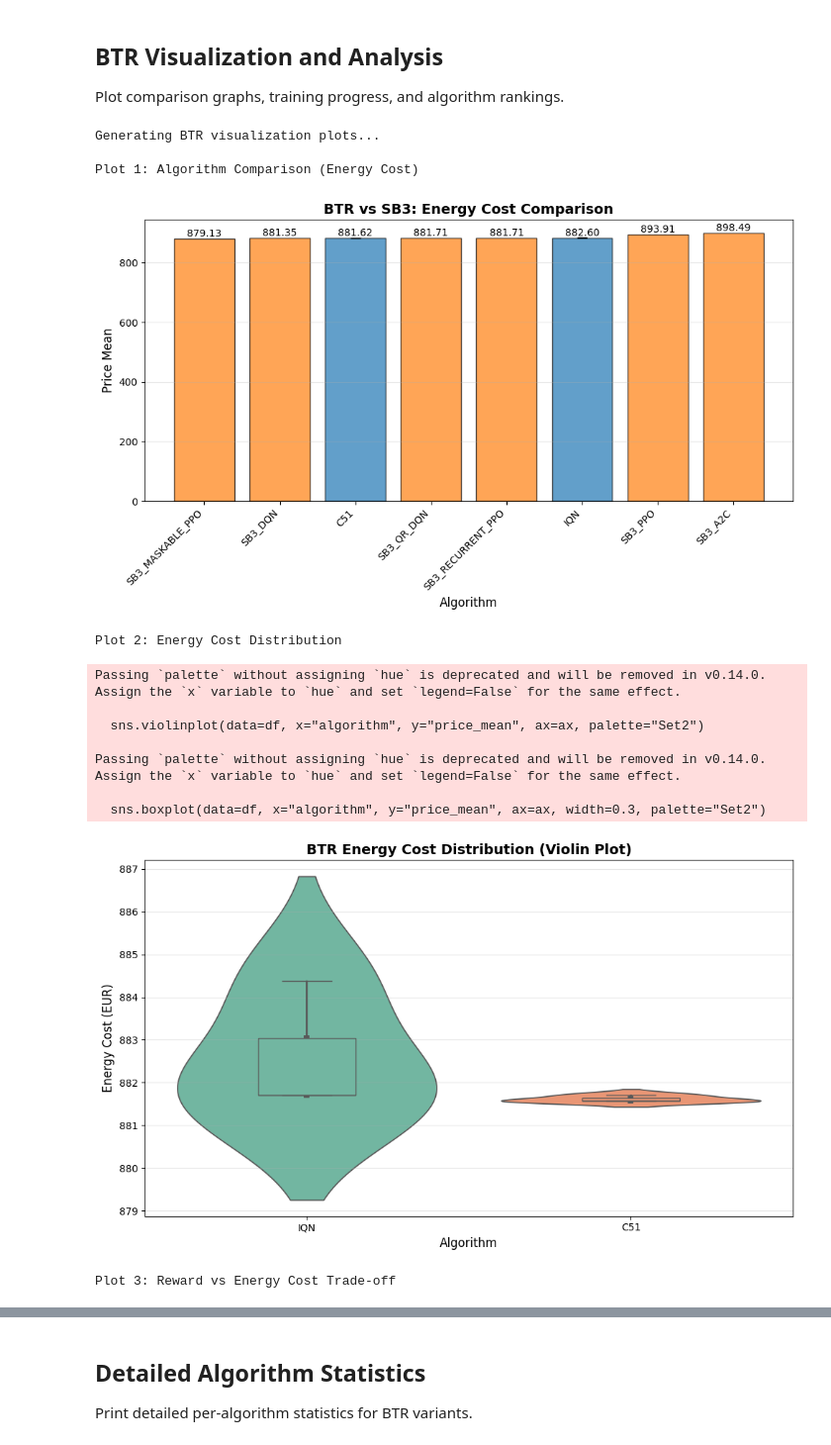
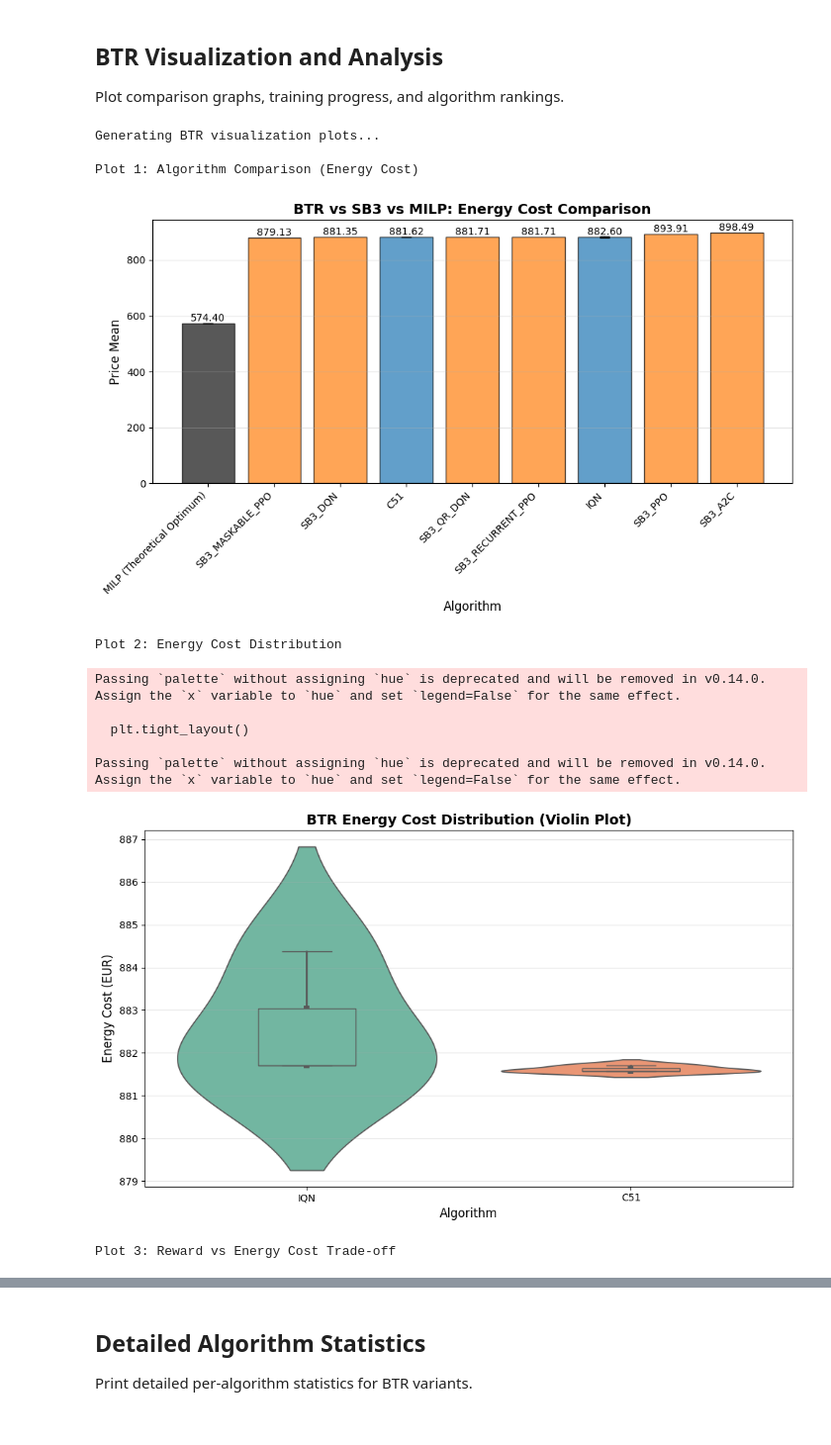
Before and after one commit to laandra/Household-RL, a Jupyter notebook: smart_home_nanogrid_DQN.ipynb, the cells around one changed output, grey strips where cells are left out. Shown at 99% size. Drawn from its saved outputs; the diff is of its cells as text; code cells hidden in the pictures.

Commit message:
Adding MILP benchmark - this is the teoretical optimum that can be reached for the given dataset and environment. It is used to compare the performance of the RL agent against the optimal solution.

```diff
--- a/smart_home_nanogrid_DQN.ipynb
+++ b/smart_home_nanogrid_DQN.ipynb
@@ -1969,10 +1975,6 @@ Bencmark using perfect predictions.
 
 The teoretical optimum that can be reached by other algorithms
 # %%
-import pulp
-import numpy as np
-import pandas as pd
-
 def run_milp_benchmark(env):
     """
     Runs a Mixed-Integer Linear Programming optimization over a given
@@ -2111,7 +2113,13 @@ def run_milp_benchmark(env):
     return df_results
 
 # Example Usage:
-# env = HouseholdEnvironment(dataset=my_dataset, ...)
-# df_milp = run_milp_benchmark(env)
-# print(df_milp.head())
+env = build_dqn_env(
+    dataset=test_data,
+    dataset_norm=test_data_norm,
+    episode_length=len(test_data) - 1,
+    reset_mode="deterministic",
+    observation_mode="compact",
+)
+df_milp = run_milp_benchmark(env)
+print(df_milp.tail())
 # %% [output]
@@ -2431,6 +2458,10 @@ Best agent info saved to: BTR/best_agent/summary.json
 
 Plot comparison graphs, training progress, and algorithm rankings.
 # %%
+import importlib
+import Ploting_Functions as plotting_functions
+importlib.reload(plotting_functions)
+
 # Import plotting functions
 from Ploting_Functions import (
     plot_btr_comparison,
@@ -2445,11 +2476,33 @@ if btr_data is not None and sb3_data is not None:
 
     # 1. Algorithm comparison (within BTR and vs SB3)
     combined = comparator.compare_btr_vs_sb3()
+    if "df_milp" in globals() and isinstance(df_milp, pd.DataFrame) and not df_milp.empty:
+        milp_final_price = float(df_milp["Cum_Cost"].iloc[-1])
+        milp_final_reward = float(df_milp["Cum_RL_Reward"].iloc[-1])
+        milp_row = pd.DataFrame([
+            {
+                "algorithm": "MILP (Theoretical Optimum)",
+                "n_seeds": 1,
+                "reward_mean": milp_final_reward,
+                "reward_std": 0.0,
+                "reward_std_across_seeds": 0.0,
+                "price_mean": milp_final_price,
+                "price_std": 0.0,
+                "price_std_across_seeds": 0.0,
+                "price_mean_eur_per_day": None,
+                "price_7day": None,
+                "best_price": milp_final_price,
+                "worst_price": milp_final_price,
+                "price_range": 0.0,
+            }
+        ])
+        combined = pd.concat([combined, milp_row], ignore_index=True)
+        combined = combined.sort_values("price_mean").reset_index(drop=True)
     print("Plot 1: Algorithm Comparison (Energy Cost)")
     plot_btr_comparison(
         combined,
         metric="price_mean",
-        title="BTR vs SB3: Energy Cost Comparison",
+        title="BTR vs SB3 vs MILP: Energy Cost Comparison",
         save=True
     )
 
@@ -2467,7 +2520,7 @@ if btr_data is not None and sb3_data is not None:
     if "reward_mean" in combined.columns:
         plot_reward_vs_price(
             combined,
-            title="Algorithm Trade-off: Reward vs Energy Cost",
+            title="Algorithm Trade-off: Reward vs Energy Cost (incl. MILP)",
             save=True
         )
 
@@ -2477,7 +2530,7 @@ if btr_data is not None and sb3_data is not None:
         combined,
         metric="price_mean",
         ascending=True,
-        title="Algorithm Ranking by Energy Cost (Lower is Better)",
+        title="Algorithm Ranking by Energy Cost (Lower is Better, incl. MILP)",
         save=True
     )
 
@@ -2485,41 +2538,39 @@ if btr_data is not None and sb3_data is not None:
 
 elif btr_data is not None:
     print("Generating BTR-only visualization plots...\n")
 
     # Within-BTR comparison
     btr_comp = comparator.compare_within_btr()
     print("Plot 1: BTR Algorithm Comparison (IQN vs C51)")
     plot_btr_comparison(
         btr_comp,
         metric="price_mean",
         title="IQN vs C51: Energy Cost Comparison",
         save=True
     )
 
     # Price distribution
     print("Plot 2: Energy Cost Distribution")
     plot_price_distribution(
         btr_data,
         title="BTR Energy Cost Distribution",
         save=True
     )
 
     print("\n✓ BTR plots generated!")
 
 else:
     print("No data available for plotting. Run BTR benchmark first.")
 # %% [output]
 Generating BTR visualization plots...
 
 Plot 1: Algorithm Comparison (Energy Cost)
-[figure, old version]
+[figure, new version]
 Plot 2: Energy Cost Distribution
 Passing `palette` without assigning `hue` is deprecated and will be removed in v0.14.0. Assign the `x` variable to `hue` and set `legend=False` for the same effect.
 
-  sns.violinplot(data=df, x="algorithm", y="price_mean", ax=ax, palette="Set2")
+  plt.tight_layout()
 
 Passing `palette` without assigning `hue` is deprecated and will be removed in v0.14.0. Assign the `x` variable to `hue` and set `legend=False` for the same effect.
-
-  sns.boxplot(data=df, x="algorithm", y="price_mean", ax=ax, width=0.3, palette="Set2")
 [figure]
 Plot 3: Reward vs Energy Cost Trade-off
```
Also changed, not shown: parts of 6 cells of this notebook, 10 other files.
